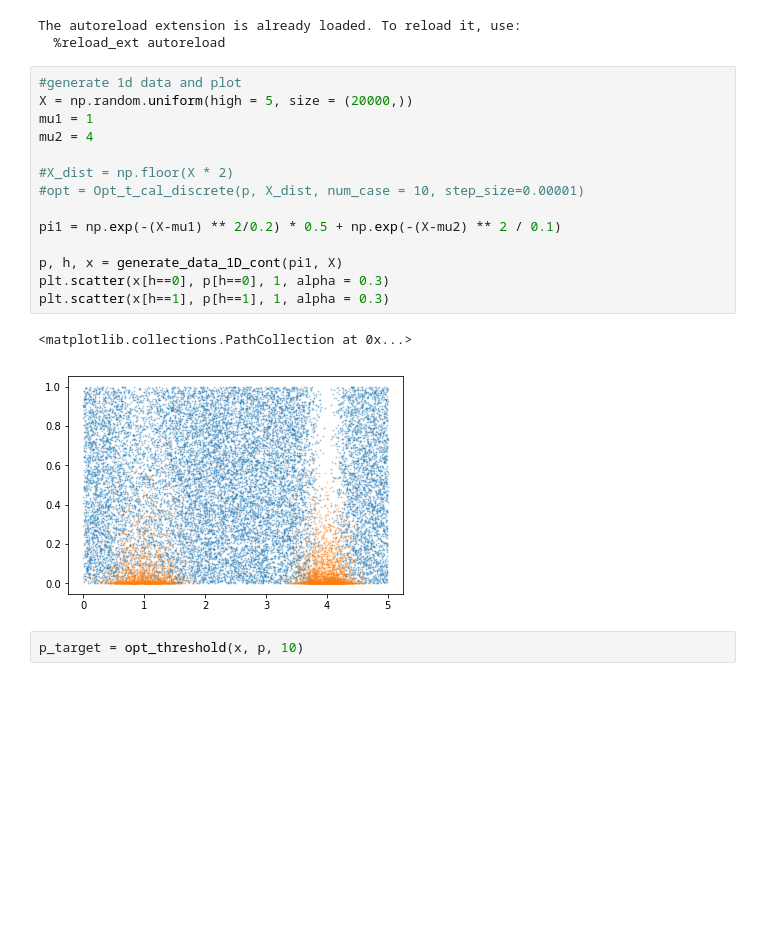
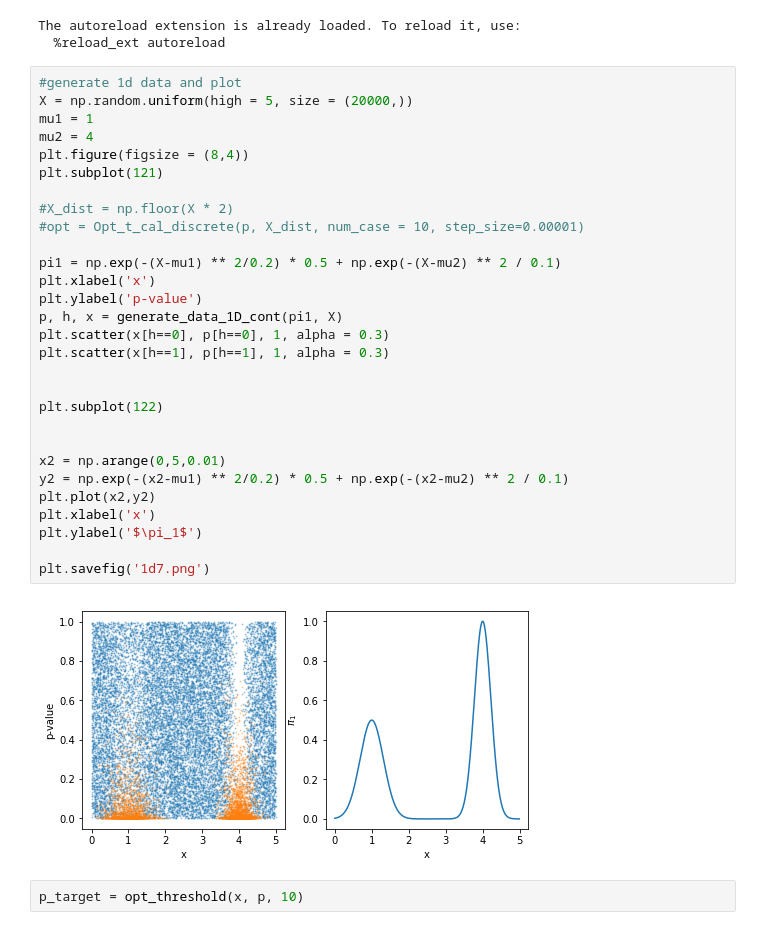
Before and after one commit to fxia22/NeuralFDR, a Jupyter notebook: 1d_experiments4.ipynb, the cells around one changed output. Saved outputs shown, nothing was run; the diff lists cells and outputs as text; blank space fills up the shorter version.

```diff
--- a/1d_experiments4.ipynb
+++ b/1d_experiments4.ipynb
@@ -11,20 +11,34 @@ The autoreload extension is already loaded. To reload it, use:
 # %%
 #generate 1d data and plot
 X = np.random.uniform(high = 5, size = (20000,))
 mu1 = 1
 mu2 = 4
+plt.figure(figsize = (8,4))
+plt.subplot(121)
 
 #X_dist = np.floor(X * 2)
 #opt = Opt_t_cal_discrete(p, X_dist, num_case = 10, step_size=0.00001)
 
 pi1 = np.exp(-(X-mu1) ** 2/0.2) * 0.5 + np.exp(-(X-mu2) ** 2 / 0.1)
-
+plt.xlabel('x')
+plt.ylabel('p-value')
 p, h, x = generate_data_1D_cont(pi1, X)
 plt.scatter(x[h==0], p[h==0], 1, alpha = 0.3)
 plt.scatter(x[h==1], p[h==1], 1, alpha = 0.3)
+
+
+plt.subplot(122)
+
+
+x2 = np.arange(0,5,0.01)
+y2 = np.exp(-(x2-mu1) ** 2/0.2) * 0.5 + np.exp(-(x2-mu2) ** 2 / 0.1)
+plt.plot(x2,y2)
+plt.xlabel('x')
+plt.ylabel('$\pi_1$')
+
+plt.savefig('1d7.png')
 # %% [output]
-<matplotlib.collections.PathCollection at 0x...>
-[figure, old version]
+[figure, new version]
 # %%
 p_target = opt_threshold(x, p, 10)
 # %%
```
Also changed, not shown: parts of 3 cells of this notebook, 25 other files.
